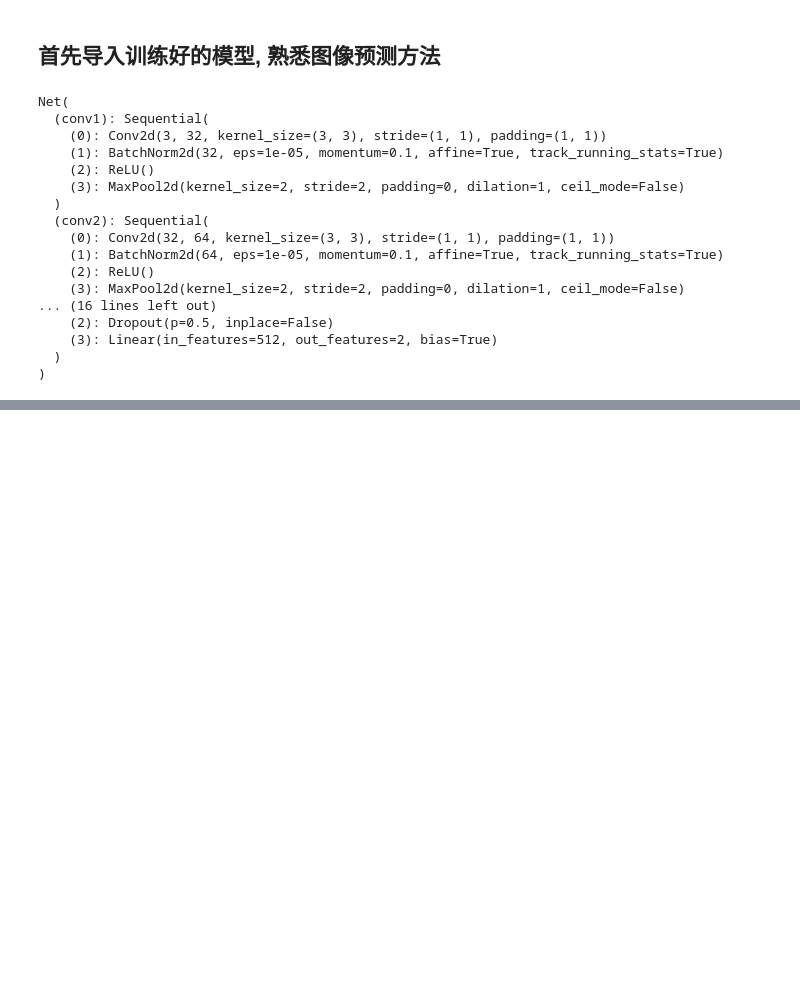
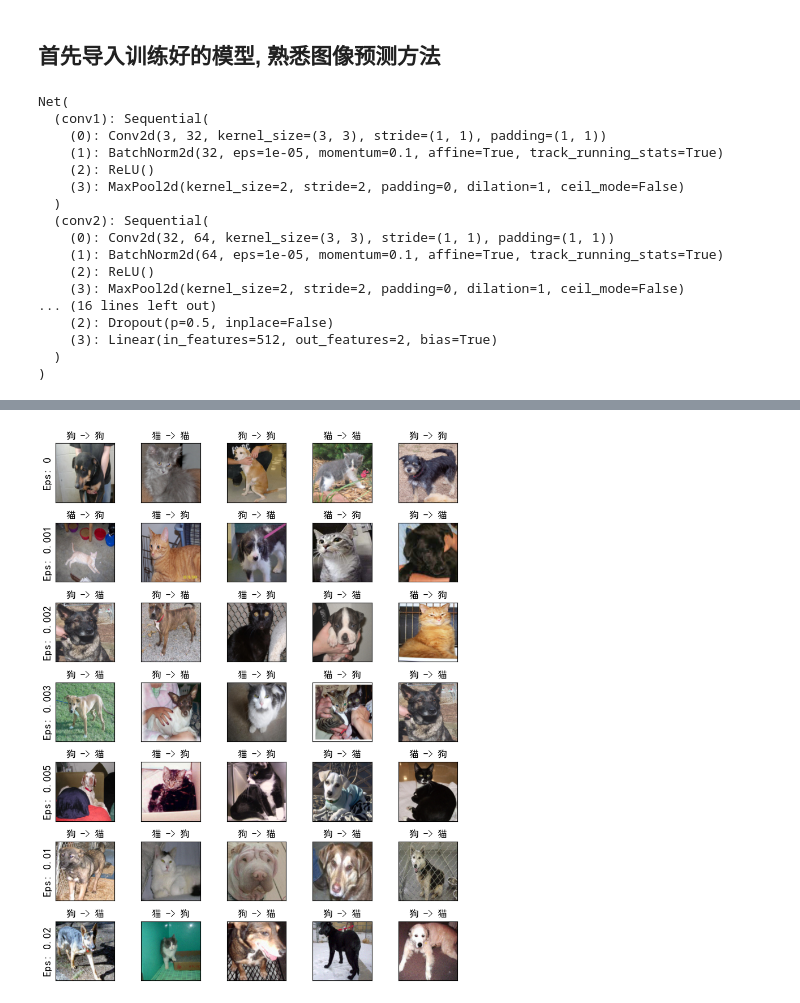
Before and after one commit to starryrlx/PyTorch-DeepLearning-Practice-Projects, a Jupyter notebook: 6_Adversarial_Attack/white_box_attack-FGSM.ipynb, the cells around one changed output, grey strips where cells are left out. Drawn from its saved outputs; the diff is of its cells as text; code cells hidden in the pictures; blank space fills up the shorter version.

```diff
--- a/6_Adversarial_Attack/white_box_attack-FGSM.ipynb
+++ b/6_Adversarial_Attack/white_box_attack-FGSM.ipynb
@@ -257,0 +259,23 @@ plt.savefig('./data/demo.jpg', dpi=300, bbox_inches='tight')
+# %%
+# 绘制每个epsilon的若干对抗样本
+cnt = 0
+plt.figure(figsize=(8,10))
+for i in range(len(epsilons)):
+    for j in range(len(examples[i])):
+        cnt += 1
+        plt.subplot(len(epsilons), len(examples[0]), cnt)
+        plt.xticks([], [])
+        plt.yticks([], [])
+        if j == 0:
+            plt.ylabel("Eps: {}".format(epsilons[i]), fontsize=14)
+        orig, adv, ex = examples[i][j]
+        orig = '猫' if orig == 0 else '狗'
+        adv = '猫' if adv == 0 else '狗'
+        plt.title("{} -> {}".format(orig, adv))
+        # 转置图像数据从 (3, 150, 150) 到 (150, 150, 3)
+        ex = ex.transpose((1, 2, 0))
+        plt.imshow(ex)
+plt.tight_layout()
+plt.show()
+# %% [output]
+[figure, added]
```
Also changed, not shown: parts of 18 cells of this notebook, 9 other files.
